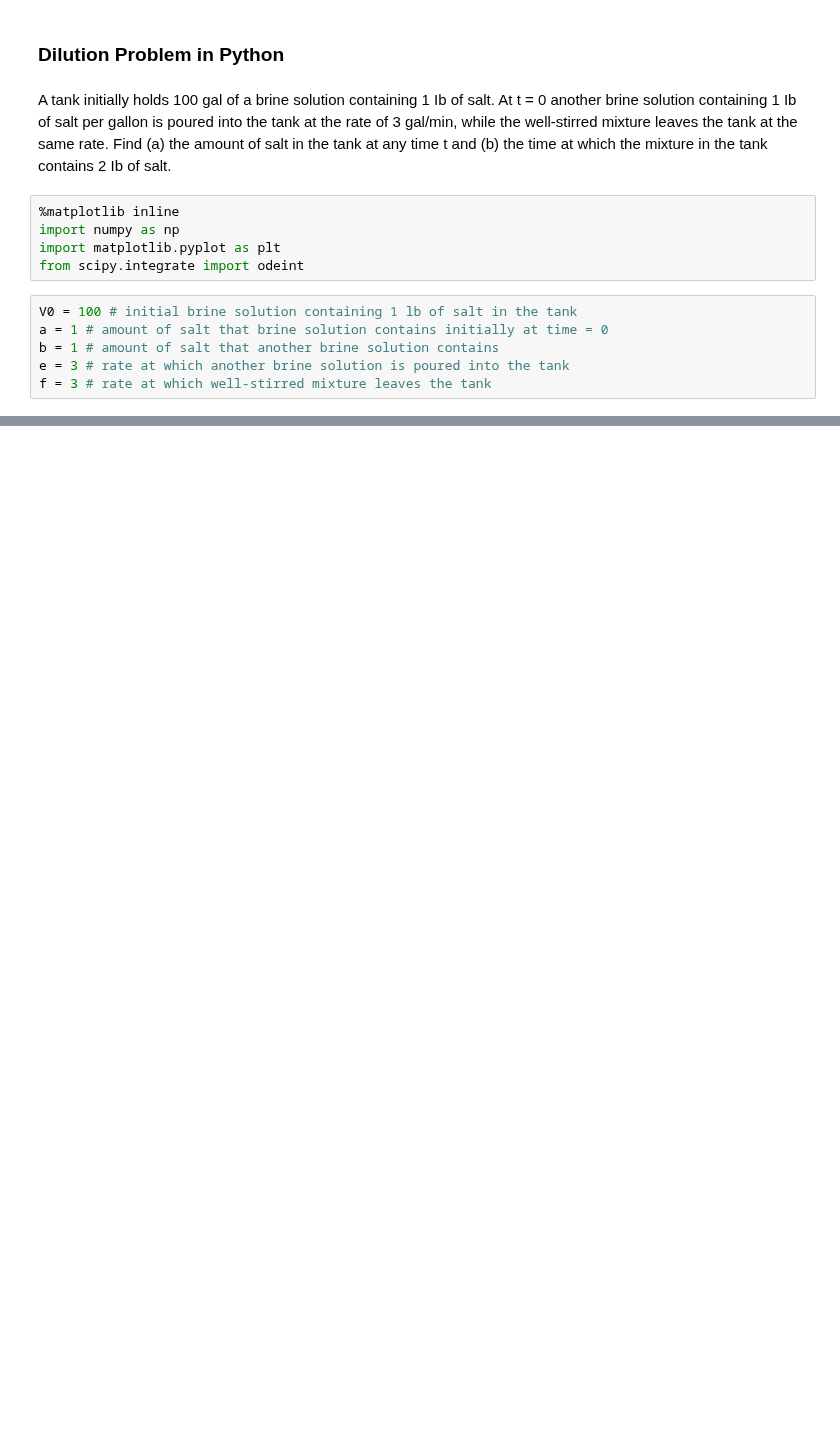
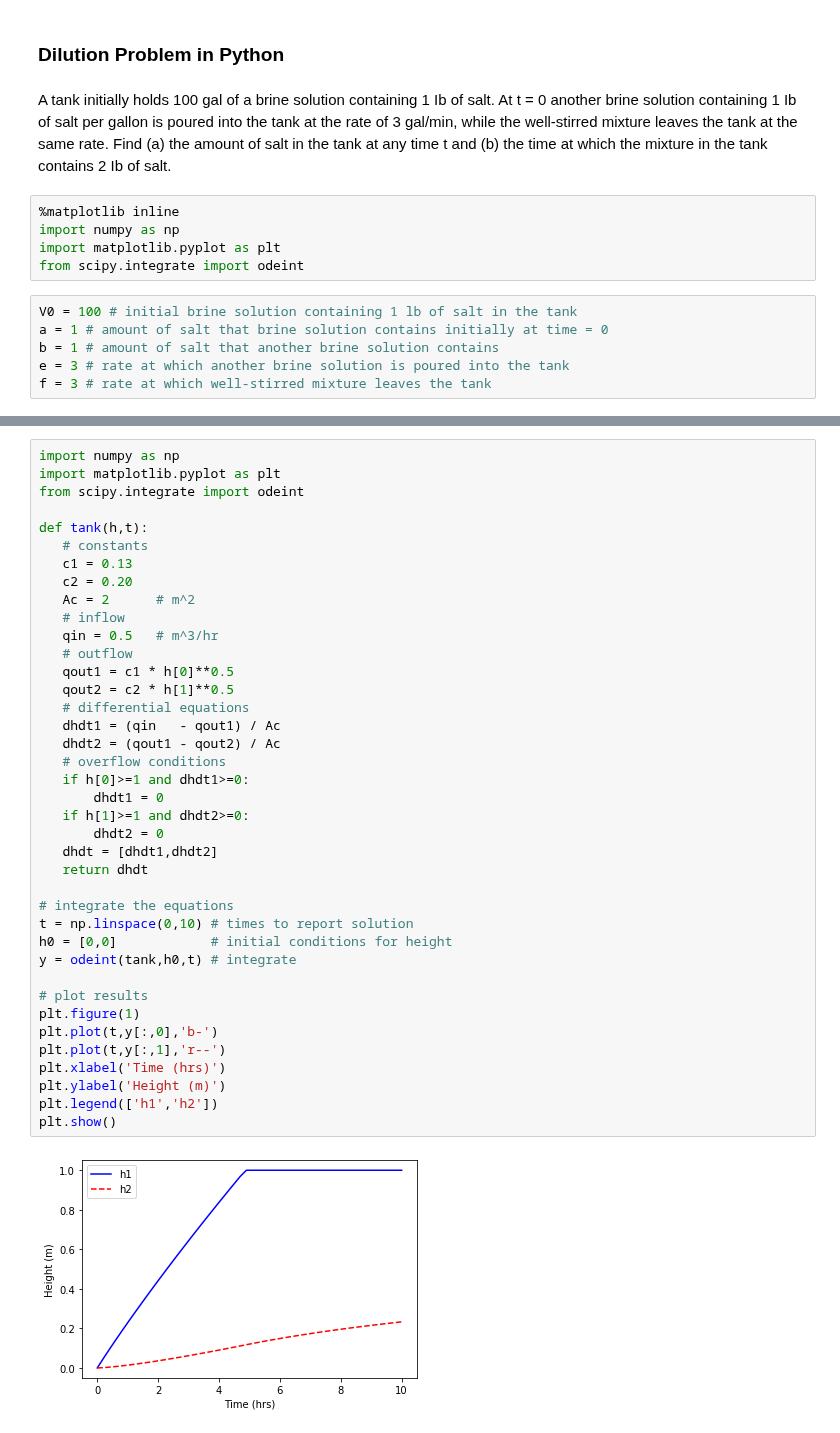
Before and after one commit to Wetpaint3/Blogs, a Jupyter notebook: Blog_Dilution_Problem.ipynb, the cells around one changed output, grey strips where cells are left out. Drawn from its saved outputs; the diff is of its cells as text; blank space fills up the shorter version.

```diff
--- a/Blog_Dilution_Problem.ipynb
+++ b/Blog_Dilution_Problem.ipynb
@@ -55,0 +41,41 @@ plt.show()
+# %%
+import numpy as np
+import matplotlib.pyplot as plt
+from scipy.integrate import odeint
+
+def tank(h,t):
+   # constants
+   c1 = 0.13
+   c2 = 0.20
+   Ac = 2      # m^2
+   # inflow
+   qin = 0.5   # m^3/hr
+   # outflow
+   qout1 = c1 * h[0]**0.5
+   qout2 = c2 * h[1]**0.5
+   # differential equations
+   dhdt1 = (qin   - qout1) / Ac
+   dhdt2 = (qout1 - qout2) / Ac
+   # overflow conditions
+   if h[0]>=1 and dhdt1>=0:
+       dhdt1 = 0
+   if h[1]>=1 and dhdt2>=0:
+       dhdt2 = 0
+   dhdt = [dhdt1,dhdt2]
+   return dhdt
+
+# integrate the equations
+t = np.linspace(0,10) # times to report solution
+h0 = [0,0]            # initial conditions for height
+y = odeint(tank,h0,t) # integrate
+
+# plot results
+plt.figure(1)
+plt.plot(t,y[:,0],'b-')
+plt.plot(t,y[:,1],'r--')
+plt.xlabel('Time (hrs)')
+plt.ylabel('Height (m)')
+plt.legend(['h1','h2'])
+plt.show()
+# %% [output]
+[figure, added]
```
Also changed, not shown: parts of 6 cells of this notebook.
